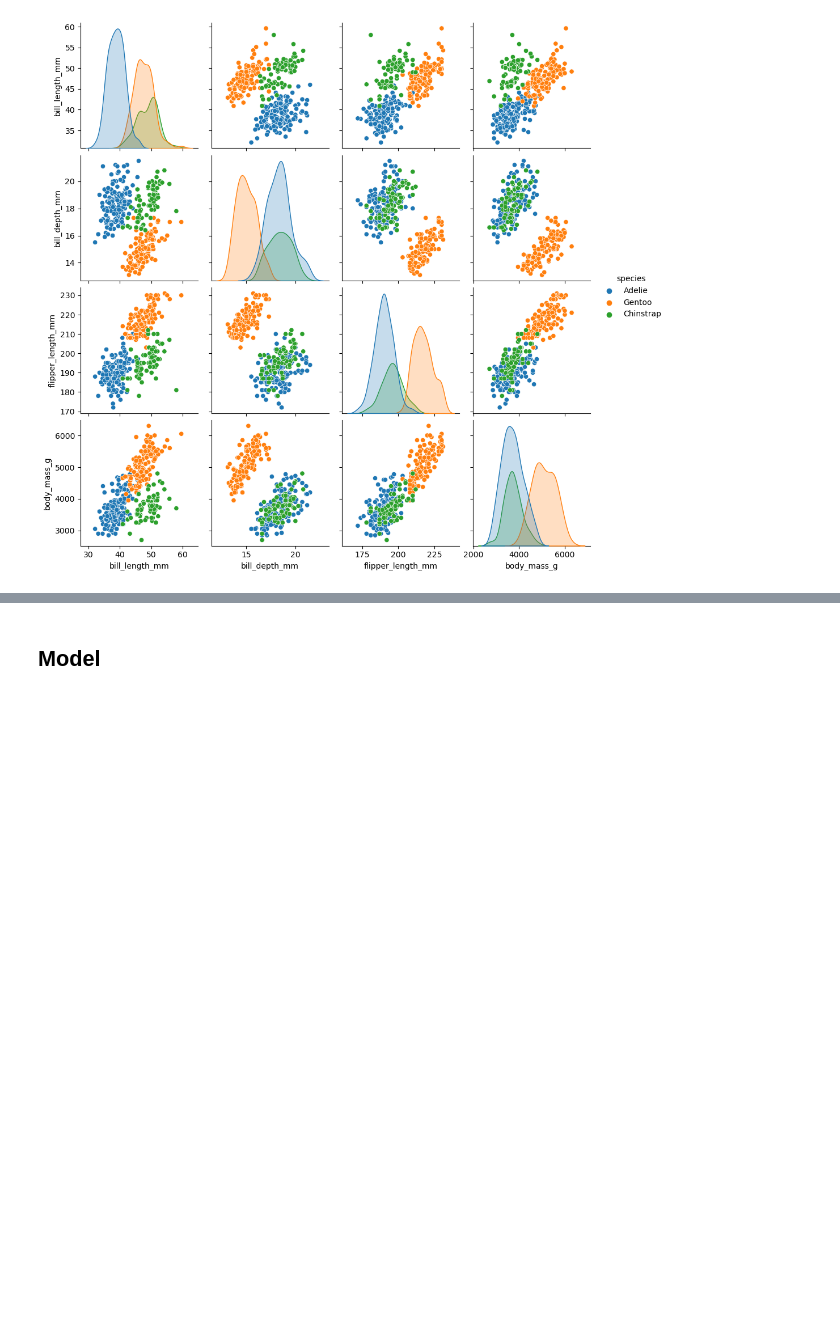
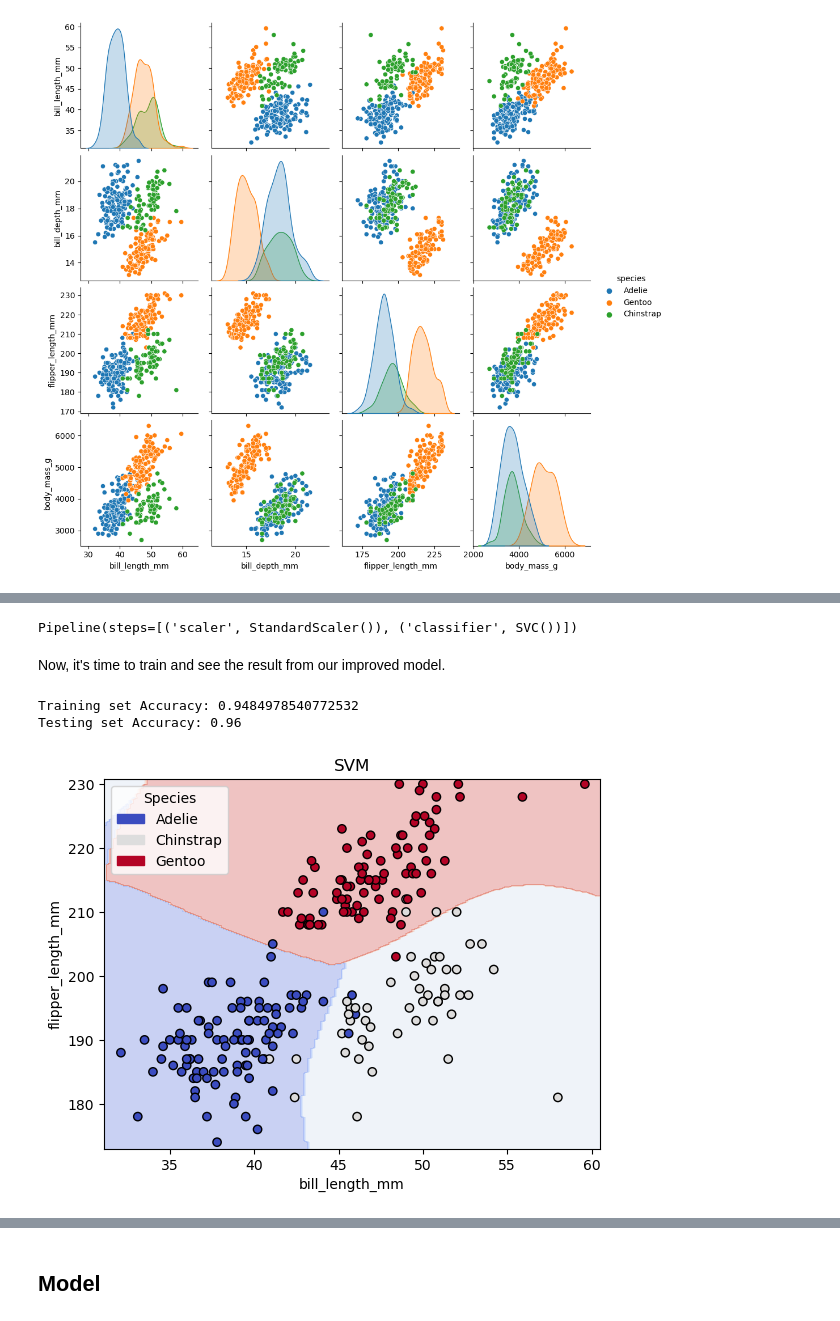
Before and after one commit to jeepchinnawat/edumat-book, a Jupyter notebook: book/penguins.ipynb, the cells around one changed output, grey strips where cells are left out. Saved outputs shown, nothing was run; the diff lists cells and outputs as text; code cells hidden in the pictures; blank space fills up the shorter version.

```diff
--- a/book/penguins.ipynb
+++ b/book/penguins.ipynb
@@ -94,0 +206,24 @@ penguins_final
+# %%
+from sklearn.preprocessing import StandardScaler
+from sklearn.pipeline import Pipeline
+
+num_scaler = StandardScaler()
+
+model = Pipeline(steps=[
+    ('scaler', num_scaler),
+    ('classifier', SVC())
+])
+model
+# %% [output]
+Pipeline(steps=[('scaler', StandardScaler()), ('classifier', SVC())])
+# %% [markdown]
+Now, it's time to train and see the result from our improved model.
+# %%
+model.fit(X_train, y_train)
+print(f'Training set Accuracy: {model.score(X_train, y_train)}')
+print(f'Testing set Accuracy: {model.score(X_test, y_test)}')
+plot_svm2d(X_train, selected_features[0], selected_features[1], y_train, model)
+# %% [output]
+Training set Accuracy: 0.9484978540772532
+Testing set Accuracy: 0.96
+[figure, added]
```
Also changed, not shown: parts of 29 cells of this notebook, 2 other files.
